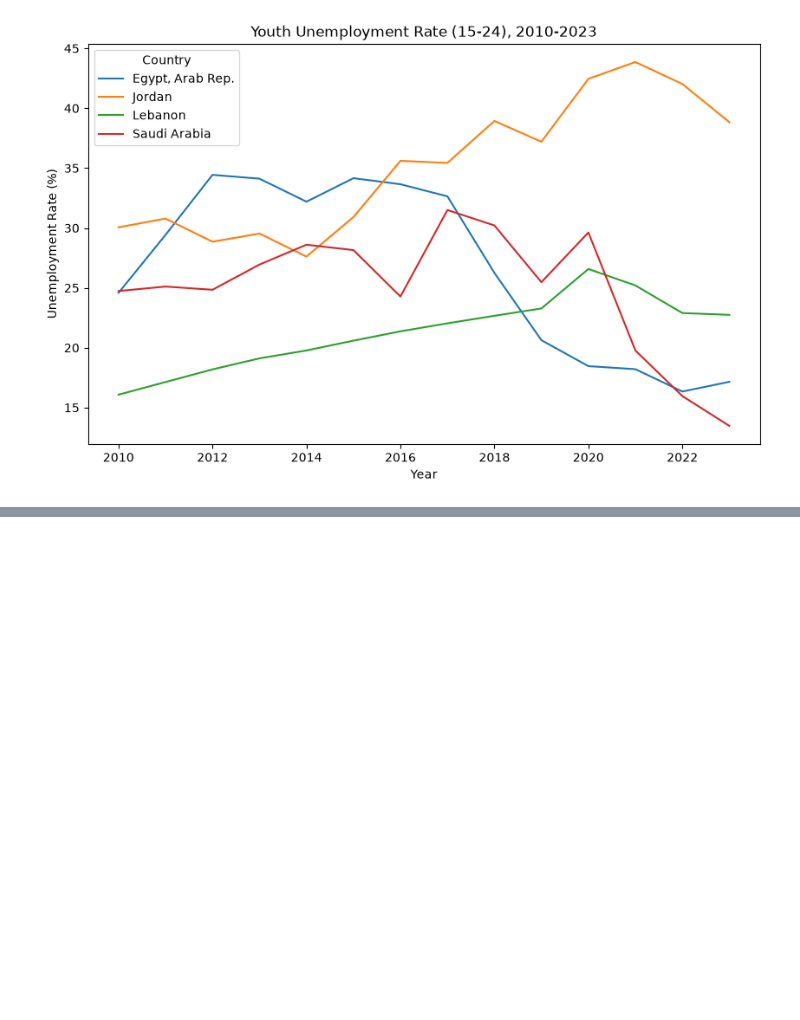
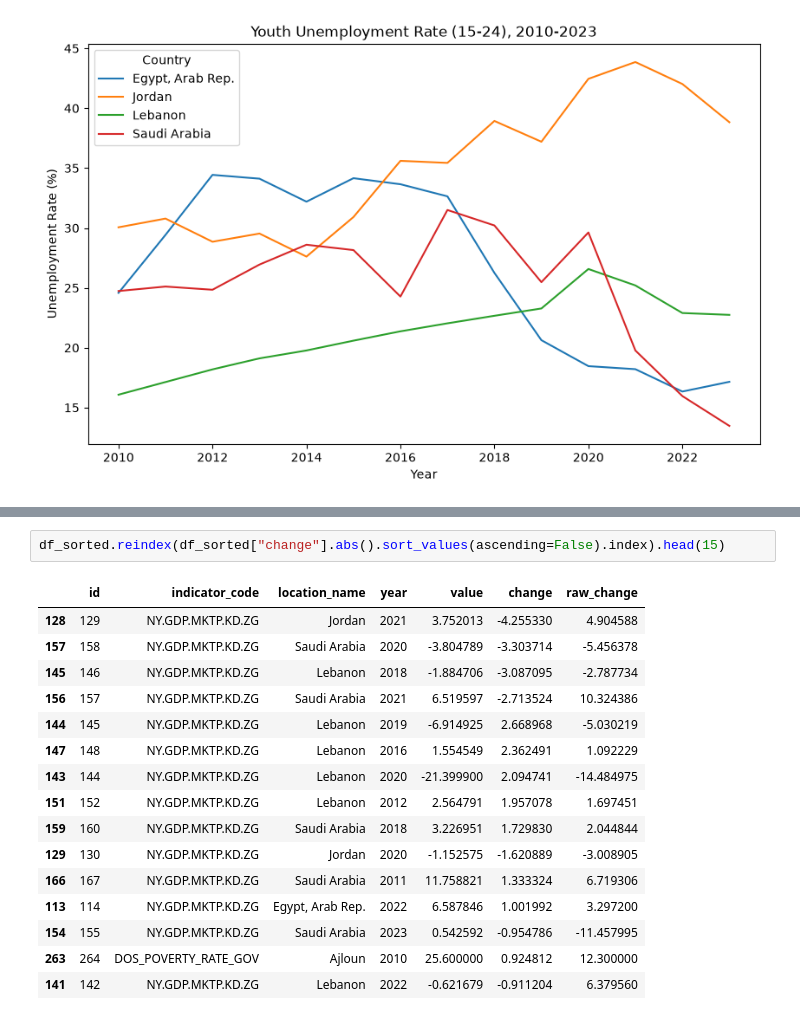
Before and after one commit to alshalabiraghad/jordan-dev-data-explorer, a Jupyter notebook: analysis.ipynb, the cells around one changed output, grey strips where cells are left out. Drawn from its saved outputs; the diff is of its cells as text; blank space fills up the shorter version.

```diff
--- a/analysis.ipynb
+++ b/analysis.ipynb
@@ -107,0 +241,19 @@ Note: you may need to restart the kernel to use updated packages.
+# %%
+df_sorted.reindex(df_sorted["change"].abs().sort_values(ascending=False).index).head(15)
+# %% [output]
+|  | id | indicator_code | location_name | year | value | change | raw_change |
+| 128 | 129 | NY.GDP.MKTP.KD.ZG | Jordan | 2021 | 3.752013 | -4.255330 | 4.904588 |
+| 157 | 158 | NY.GDP.MKTP.KD.ZG | Saudi Arabia | 2020 | -3.804789 | -3.303714 | -5.456378 |
+| 145 | 146 | NY.GDP.MKTP.KD.ZG | Lebanon | 2018 | -1.884706 | -3.087095 | -2.787734 |
+| 156 | 157 | NY.GDP.MKTP.KD.ZG | Saudi Arabia | 2021 | 6.519597 | -2.713524 | 10.324386 |
+| 144 | 145 | NY.GDP.MKTP.KD.ZG | Lebanon | 2019 | -6.914925 | 2.668968 | -5.030219 |
+| 147 | 148 | NY.GDP.MKTP.KD.ZG | Lebanon | 2016 | 1.554549 | 2.362491 | 1.092229 |
+| 143 | 144 | NY.GDP.MKTP.KD.ZG | Lebanon | 2020 | -21.399900 | 2.094741 | -14.484975 |
+| 151 | 152 | NY.GDP.MKTP.KD.ZG | Lebanon | 2012 | 2.564791 | 1.957078 | 1.697451 |
+| 159 | 160 | NY.GDP.MKTP.KD.ZG | Saudi Arabia | 2018 | 3.226951 | 1.729830 | 2.044844 |
+| 129 | 130 | NY.GDP.MKTP.KD.ZG | Jordan | 2020 | -1.152575 | -1.620889 | -3.008905 |
+| 166 | 167 | NY.GDP.MKTP.KD.ZG | Saudi Arabia | 2011 | 11.758821 | 1.333324 | 6.719306 |
+| 113 | 114 | NY.GDP.MKTP.KD.ZG | Egypt, Arab Rep. | 2022 | 6.587846 | 1.001992 | 3.297200 |
+| 154 | 155 | NY.GDP.MKTP.KD.ZG | Saudi Arabia | 2023 | 0.542592 | -0.954786 | -11.457995 |
+| 263 | 264 | DOS_POVERTY_RATE_GOV | Ajloun | 2010 | 25.600000 | 0.924812 | 12.300000 |
+| 141 | 142 | NY.GDP.MKTP.KD.ZG | Lebanon | 2022 | -0.621679 | -0.911204 | 6.379560 |
```
Also changed, not shown: parts of 21 cells of this notebook.
